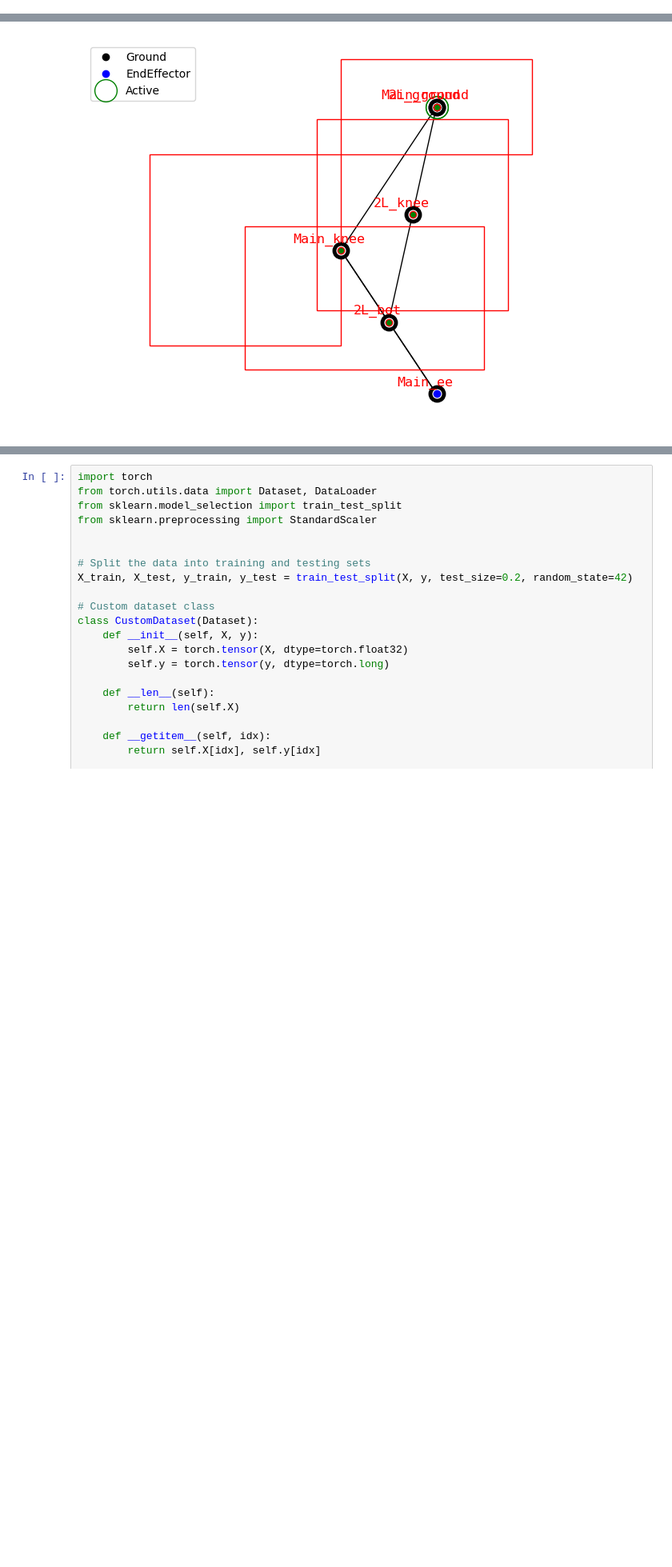
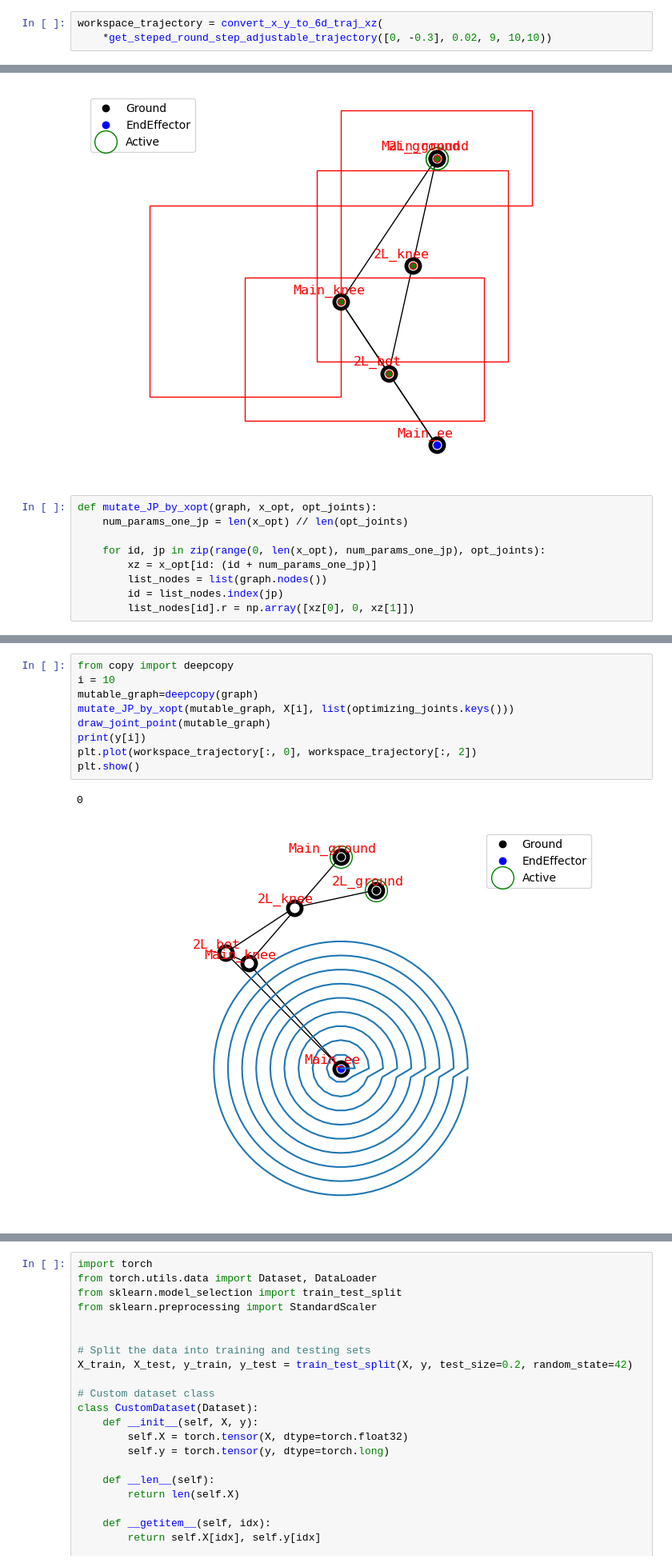
Before and after one commit to LicAiBeerLab/auto-robotics-design, a Jupyter notebook: testing_ground/sampler/main.ipynb, the cells around one changed output, grey strips where cells are left out. Shown at 80% size. Cells and saved outputs as stored; diff of their text form; blank space fills up the shorter version.

```diff
--- a/testing_ground/sampler/main.ipynb
+++ b/testing_ground/sampler/main.ipynb
@@ -27,3 +27,6 @@ from auto_robot_design.optimization.sampler.sampler import KinematicDataset
+# %%
+workspace_trajectory = convert_x_y_to_6d_traj_xz(
+    *get_steped_round_step_adjustable_trajectory([0, -0.3], 0.02, 9, 10,10))
 # %%
 generator = TwoLinkGenerator()
 all_graphs = generator.get_standard_set(-0.15, shift=0)
@@ -47,4 +50,13 @@ draw_joint_point(graph)
 visualize_constrains(graph, constrain_dict)
 # %% [output]
 [figure]
+# %%
+def mutate_JP_by_xopt(graph, x_opt, opt_joints):
+    num_params_one_jp = len(x_opt) // len(opt_joints)
+
+    for id, jp in zip(range(0, len(x_opt), num_params_one_jp), opt_joints):
+        xz = x_opt[id: (id + num_params_one_jp)]
+        list_nodes = list(graph.nodes())
+        id = list_nodes.index(jp)
+        list_nodes[id].r = np.array([xz[0], 0, xz[1]])
 # %%
@@ -61,0 +93,12 @@ y = data['classes']
+# %%
+from copy import deepcopy
+i = 10
+mutable_graph=deepcopy(graph)
+mutate_JP_by_xopt(mutable_graph, X[i], list(optimizing_joints.keys()))
+draw_joint_point(mutable_graph)
+print(y[i])
+plt.plot(workspace_trajectory[:, 0], workspace_trajectory[:, 2])
+plt.show()
+# %% [output]
+0
+[figure, added]
```
Also changed, not shown: parts of 10 cells of this notebook, 3 other files.
